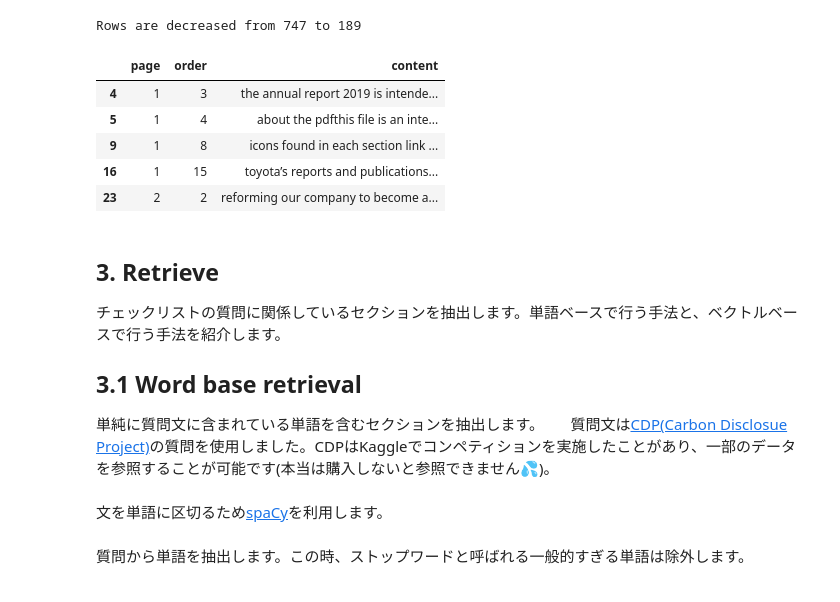
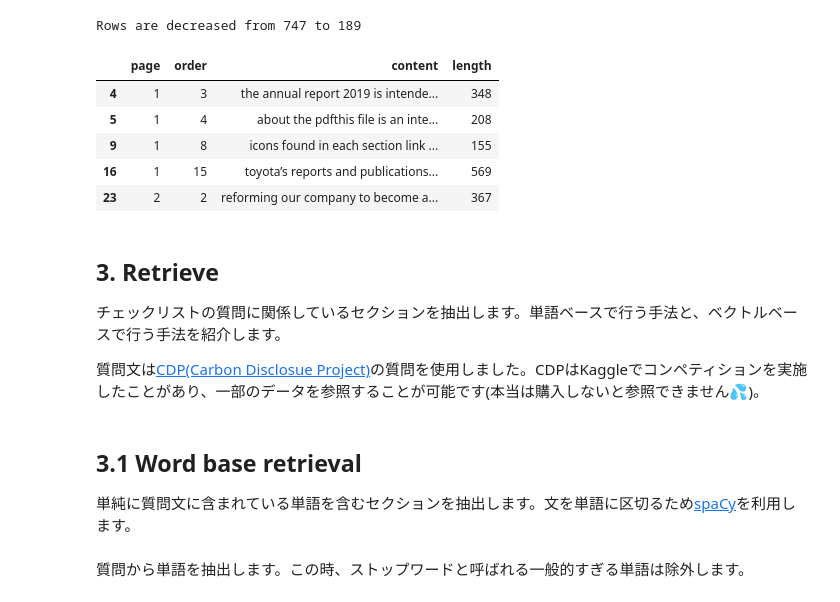
Before and after one commit to icoxfog417/esg-evaluation-by-nlp, a Jupyter notebook: notebooks/check_esg_evaluation_automatically_lab.ipynb, the cells around one changed output. Saved outputs shown, nothing was run; the diff lists cells and outputs as text; code cells hidden in the pictures.

```diff
--- a/notebooks/check_esg_evaluation_automatically_lab.ipynb
+++ b/notebooks/check_esg_evaluation_automatically_lab.ipynb
@@ -102,23 +109,20 @@ print(f"Rows are decreased from {len(df)} to {len(preprocessed)}")
 # %% [output]
 Rows are decreased from 747 to 189
 # %%
-preprocessed.assign(length=preprocessed["content"].apply(lambda s: len(s)))
+preprocessed = preprocessed.assign(length=preprocessed["content"].apply(lambda s: len(s)))
 preprocessed.head(5)
 # %% [output]
-|  | page | order | content |
-| 4 | 1 | 3 | the annual report 2019 is intende... |
-| 5 | 1 | 4 | about the pdfthis file is an inte... |
-| 9 | 1 | 8 | icons found in each section link ... |
-| 16 | 1 | 15 | toyota’s reports and publications... |
-| 23 | 2 | 2 | reforming our company to become a... |
+|  | page | order | content | length |
+| 4 | 1 | 3 | the annual report 2019 is intende... | 348 |
+| 5 | 1 | 4 | about the pdfthis file is an inte... | 208 |
+| 9 | 1 | 8 | icons found in each section link ... | 155 |
+| 16 | 1 | 15 | toyota’s reports and publications... | 569 |
+| 23 | 2 | 2 | reforming our company to become a... | 367 |
 # %% [markdown]
 ## 3. Retrieve
 
 チェックリストの質問に関係しているセクションを抽出します。単語ベースで行う手法と、ベクトルベースで行う手法を紹介します。
 
-## 3.1 Word base retrieval
-
-単純に質問文に含まれている単語を含むセクションを抽出します。
 質問文は[CDP(Carbon Disclosue Project)](https://www.kaggle.com/c/cdp-unlocking-climate-solutions/overview)の質問を使用しました。CDPはKaggleでコンペティションを実施したことがあり、一部のデータを参照することが可能です(本当は購入しないと参照できません💦)。
 # %%
 # CDPのC2.1の質問
@@ -126,7 +130,9 @@ question = "Does your organization have a process for identifying, assessing, an
 question = question.lower()
 language = "en"
 # %% [markdown]
-文を単語に区切るため[spaCy](https://spacy.io/)を利用します。
+## 3.1 Word base retrieval
+
+単純に質問文に含まれている単語を含むセクションを抽出します。文を単語に区切るため[spaCy](https://spacy.io/)を利用します。
 # %%
 from spacy.util import get_lang_class
 
```
Also changed, not shown: parts of 13 cells of this notebook, 21 other files.
